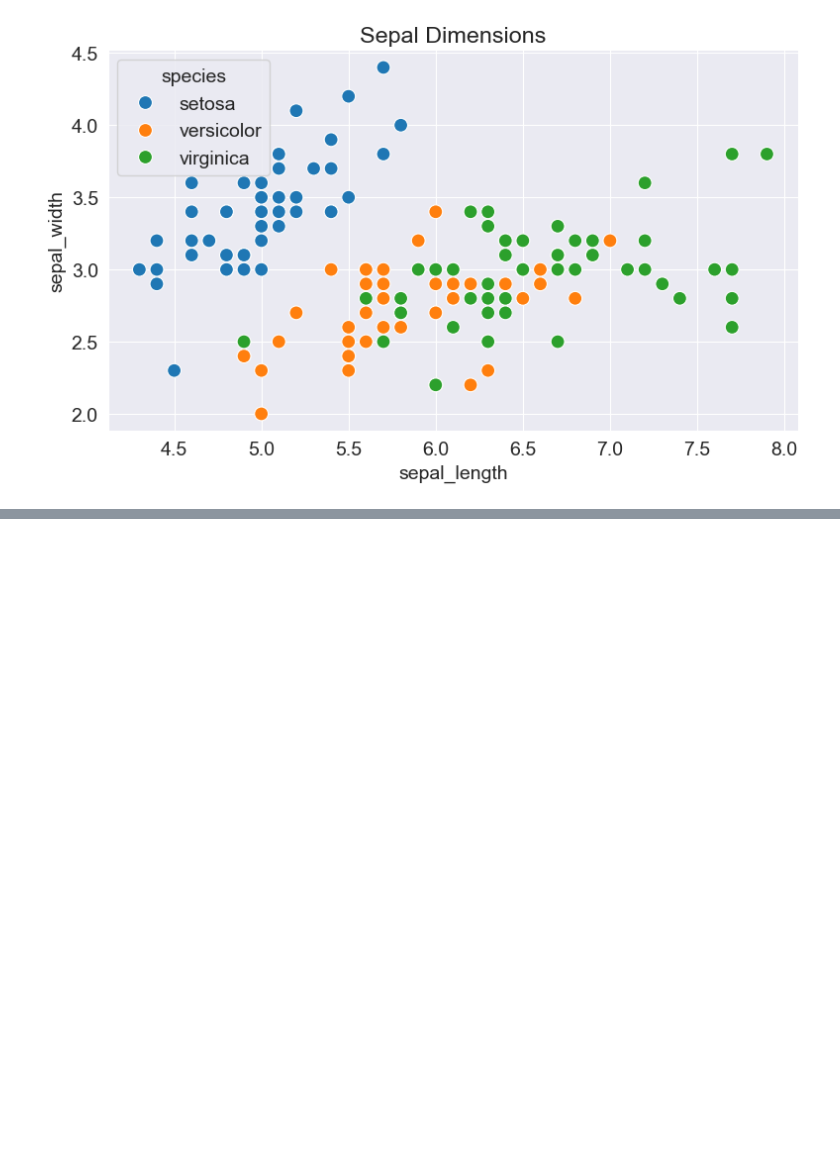
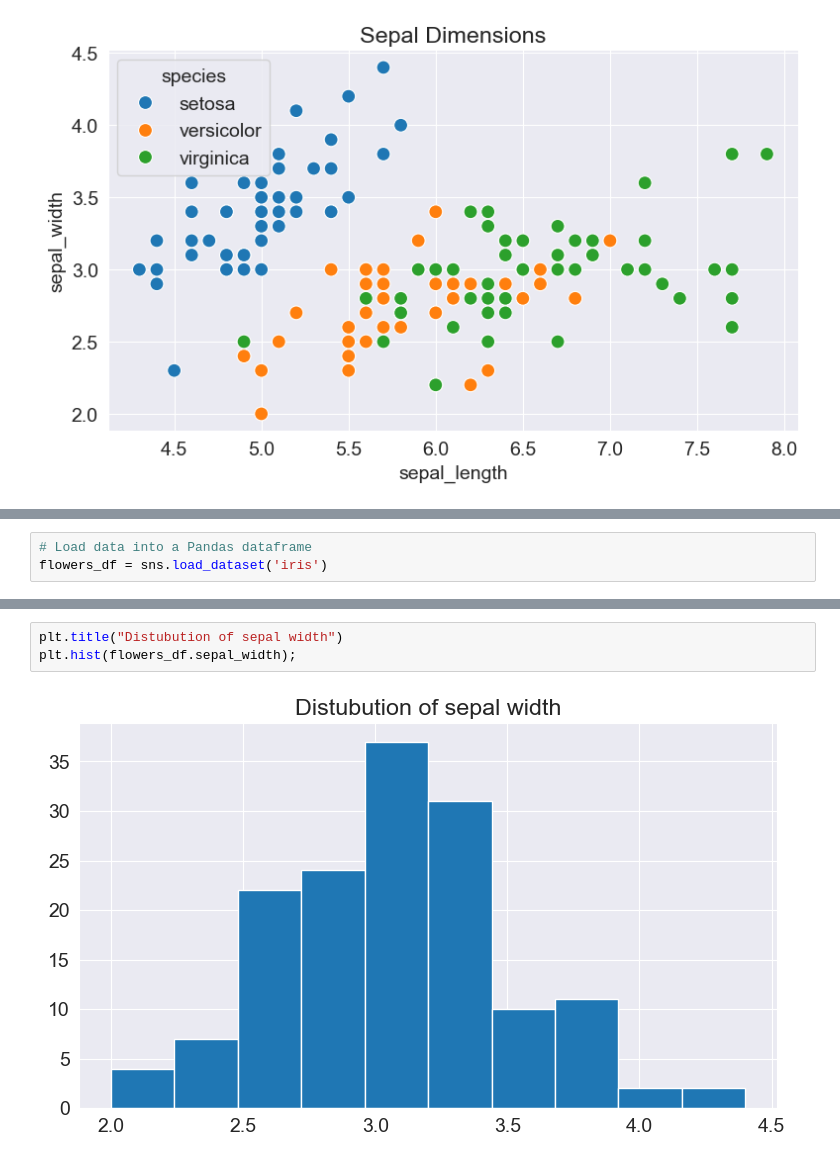
Before and after one commit to MitulPatil/Data-Analysis-with-Python, a Jupyter notebook: MatplotSeaborn.ipynb, the cells around one changed output, grey strips where cells are left out. Drawn from its saved outputs; the diff is of its cells as text; blank space fills up the shorter version.

```diff
--- a/MatplotSeaborn.ipynb
+++ b/MatplotSeaborn.ipynb
@@ -306,0 +313,3 @@ sns.scatterplot(x='sepal_length',
+# %%
+# Load data into a Pandas dataframe
+flowers_df = sns.load_dataset('iris')
@@ -306,0 +343,5 @@ sns.scatterplot(x='sepal_length',
+# %%
+plt.title("Distubution of sepal width")
+plt.hist(flowers_df.sepal_width);
+# %% [output]
+[figure, added]
```
Also changed, not shown: parts of 10 cells of this notebook.
